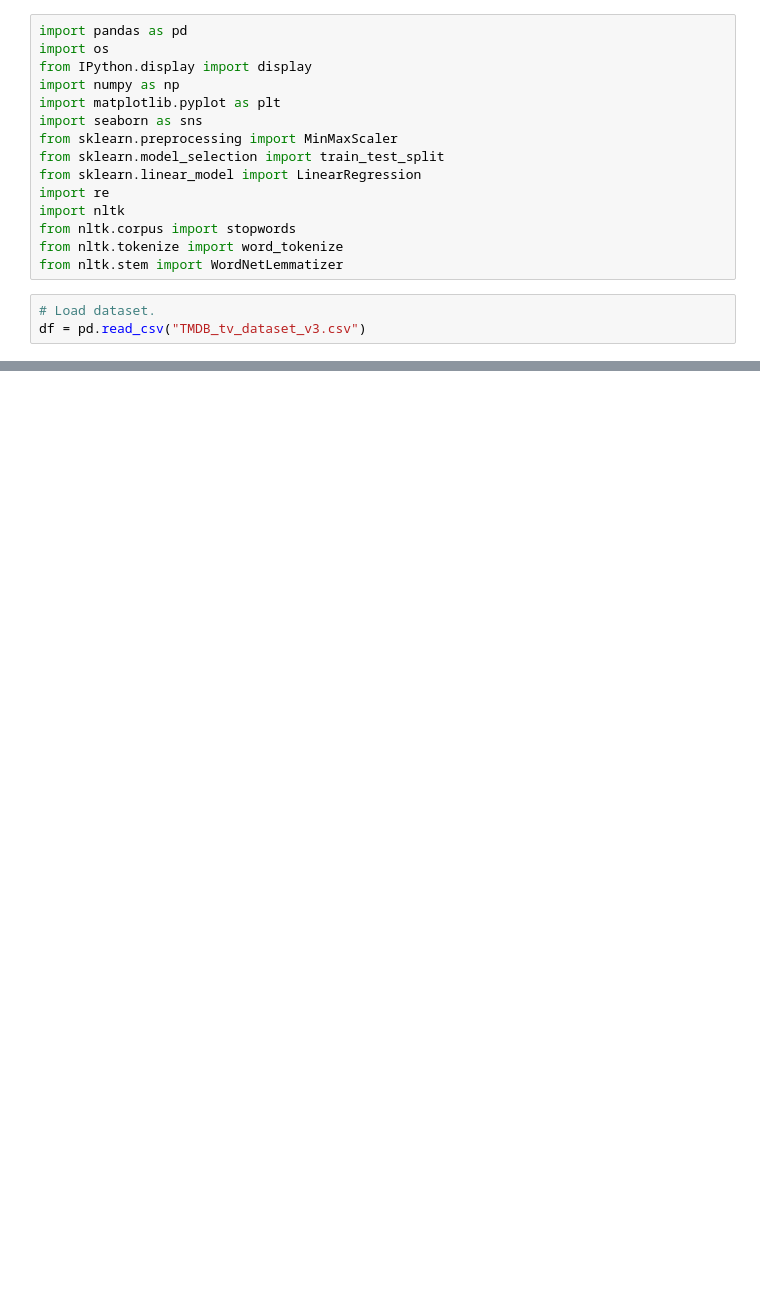
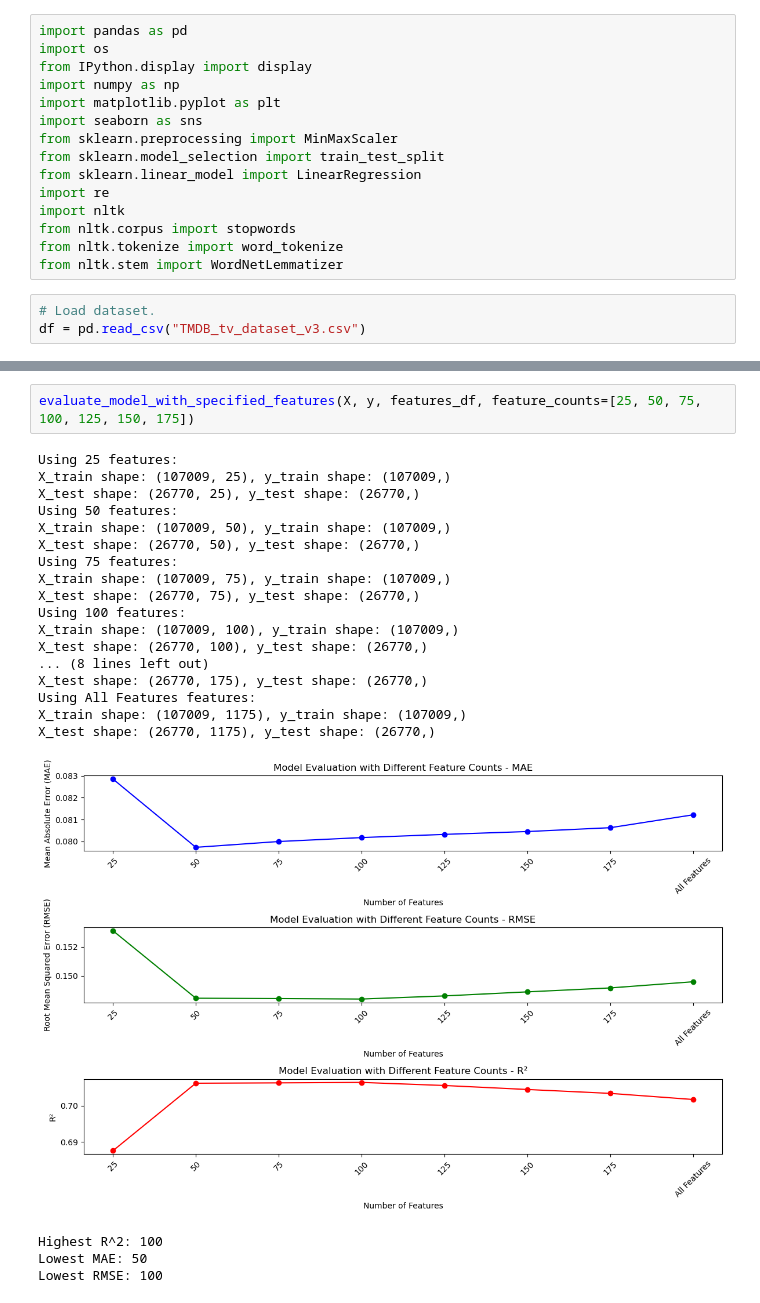
Before and after one commit to DirecTV-Team1A-NextGen-Rec/directv_tvrec, a Jupyter notebook: 12.) XG_Boost_Model.ipynb, the cells around one changed output, grey strips where cells are left out. Cells and saved outputs as stored; diff of their text form; blank space fills up the shorter version.

```diff
--- a/12.) XG_Boost_Model.ipynb
+++ b/12.) XG_Boost_Model.ipynb
@@ -532,0 +1040,24 @@ Row 7217 has an unusually high number_of_episodes (2107), which might be an erro
+# %%
+evaluate_model_with_specified_features(X, y, features_df, feature_counts=[25, 50, 75, 100, 125, 150, 175])
+# %% [output]
+Using 25 features:
+X_train shape: (107009, 25), y_train shape: (107009,)
+X_test shape: (26770, 25), y_test shape: (26770,)
+Using 50 features:
+X_train shape: (107009, 50), y_train shape: (107009,)
+X_test shape: (26770, 50), y_test shape: (26770,)
+Using 75 features:
+X_train shape: (107009, 75), y_train shape: (107009,)
+X_test shape: (26770, 75), y_test shape: (26770,)
+Using 100 features:
+X_train shape: (107009, 100), y_train shape: (107009,)
+X_test shape: (26770, 100), y_test shape: (26770,)
+... (8 lines left out)
+X_test shape: (26770, 175), y_test shape: (26770,)
+Using All Features features:
+X_train shape: (107009, 1175), y_train shape: (107009,)
+X_test shape: (26770, 1175), y_test shape: (26770,)
+[figure, added]
+Highest R^2: 100
+Lowest MAE: 50
+Lowest RMSE: 100
```
Also changed, not shown: parts of 81 cells of this notebook.
